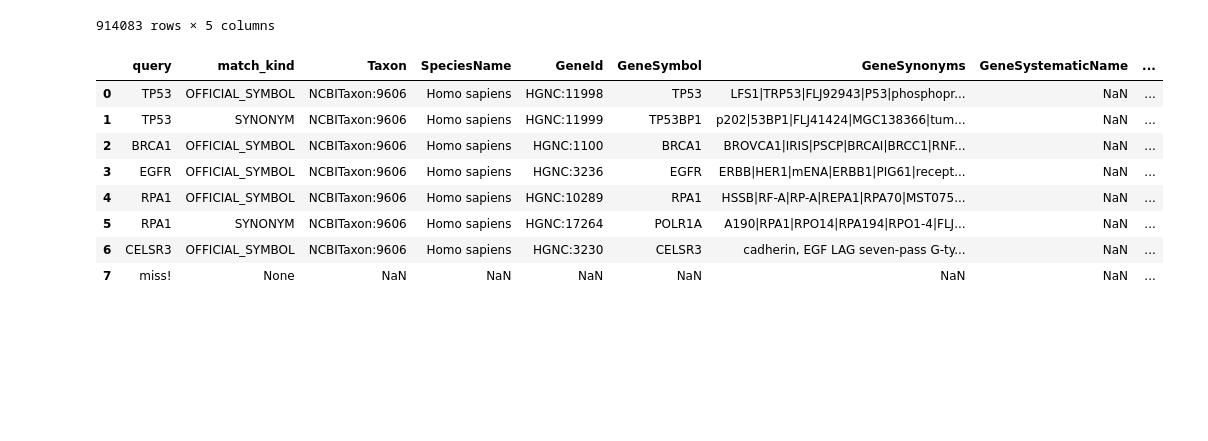
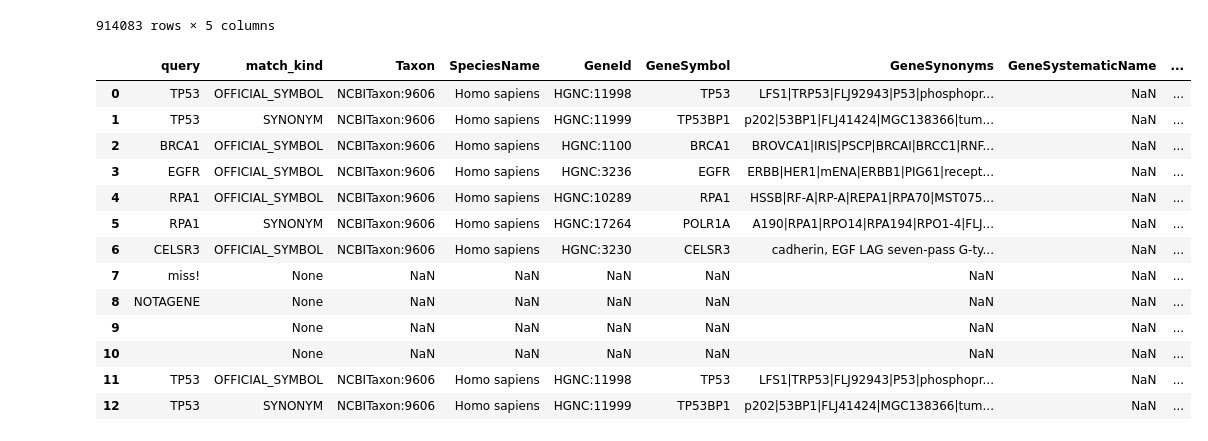
Before and after one commit to limenode/geneharmony, a Jupyter notebook: src/notebook.ipynb, the cells around one changed output. Drawn from its saved outputs; the diff is of its cells as text; code cells hidden in the pictures; blank space fills up the shorter version.

Commit message:
Fix empty alias matching

```diff
--- a/src/notebook.ipynb
+++ b/src/notebook.ipynb
@@ -65,20 +65,31 @@ gene_queries = [
     "EGFR",
     "RPA1",
     "CELSR3",
-    "miss!"
+    "miss!",
+    "NOTAGENE",
+    "",
+    " ",
+    "TP53"
 ]
 
-df = gi.normalize(gene_queries, limit = 10, taxon = "human", case_insensitive = True)
+df = gi.normalize(gene_queries, limit = 10, taxon = "human", case_insensitive = False)
-# %% [output]
-|  | query | match_kind | Taxon | SpeciesName | GeneId | GeneSymbol | GeneSynonyms | GeneSystematicName | ... |
-| 0 | TP53 | OFFICIAL_SYMBOL | NCBITaxon:9606 | Homo sapiens | HGNC:11998 | TP53 | LFS1|TRP53|FLJ92943|P53|phosphopr... | NaN | ... |
-| 1 | TP53 | SYNONYM | NCBITaxon:9606 | Homo sapiens | HGNC:11999 | TP53BP1 | p202|53BP1|FLJ41424|MGC138366|tum... | NaN | ... |
-| 2 | BRCA1 | OFFICIAL_SYMBOL | NCBITaxon:9606 | Homo sapiens | HGNC:1100 | BRCA1 | BROVCA1|IRIS|PSCP|BRCAI|BRCC1|RNF... | NaN | ... |
-| 3 | EGFR | OFFICIAL_SYMBOL | NCBITaxon:9606 | Homo sapiens | HGNC:3236 | EGFR | ERBB|HER1|mENA|ERBB1|PIG61|recept... | NaN | ... |
-| 4 | RPA1 | OFFICIAL_SYMBOL | NCBITaxon:9606 | Homo sapiens | HGNC:10289 | RPA1 | HSSB|RF-A|RP-A|REPA1|RPA70|MST075... | NaN | ... |
-| 5 | RPA1 | SYNONYM | NCBITaxon:9606 | Homo sapiens | HGNC:17264 | POLR1A | A190|RPA1|RPO14|RPA194|RPO1-4|FLJ... | NaN | ... |
-| 6 | CELSR3 | OFFICIAL_SYMBOL | NCBITaxon:9606 | Homo sapiens | HGNC:3230 | CELSR3 | cadherin, EGF LAG seven-pass G-ty... | NaN | ... |
-| 7 | miss! | None | NaN | NaN | NaN | NaN | NaN | NaN | ... |
+# %%
+df
+# %% [output]
+|  | query | match_kind | Taxon | SpeciesName | GeneId | GeneSymbol | GeneSynonyms | GeneSystematicName | ... |
+| 0 | TP53 | OFFICIAL_SYMBOL | NCBITaxon:9606 | Homo sapiens | HGNC:11998 | TP53 | LFS1|TRP53|FLJ92943|P53|phosphopr... | NaN | ... |
+| 1 | TP53 | SYNONYM | NCBITaxon:9606 | Homo sapiens | HGNC:11999 | TP53BP1 | p202|53BP1|FLJ41424|MGC138366|tum... | NaN | ... |
+| 2 | BRCA1 | OFFICIAL_SYMBOL | NCBITaxon:9606 | Homo sapiens | HGNC:1100 | BRCA1 | BROVCA1|IRIS|PSCP|BRCAI|BRCC1|RNF... | NaN | ... |
+| 3 | EGFR | OFFICIAL_SYMBOL | NCBITaxon:9606 | Homo sapiens | HGNC:3236 | EGFR | ERBB|HER1|mENA|ERBB1|PIG61|recept... | NaN | ... |
+| 4 | RPA1 | OFFICIAL_SYMBOL | NCBITaxon:9606 | Homo sapiens | HGNC:10289 | RPA1 | HSSB|RF-A|RP-A|REPA1|RPA70|MST075... | NaN | ... |
+| 5 | RPA1 | SYNONYM | NCBITaxon:9606 | Homo sapiens | HGNC:17264 | POLR1A | A190|RPA1|RPO14|RPA194|RPO1-4|FLJ... | NaN | ... |
+| 6 | CELSR3 | OFFICIAL_SYMBOL | NCBITaxon:9606 | Homo sapiens | HGNC:3230 | CELSR3 | cadherin, EGF LAG seven-pass G-ty... | NaN | ... |
+| 7 | miss! | None | NaN | NaN | NaN | NaN | NaN | NaN | ... |
+| 8 | NOTAGENE | None | NaN | NaN | NaN | NaN | NaN | NaN | ... |
+| 9 |  | None | NaN | NaN | NaN | NaN | NaN | NaN | ... |
+| 10 |  | None | NaN | NaN | NaN | NaN | NaN | NaN | ... |
+| 11 | TP53 | OFFICIAL_SYMBOL | NCBITaxon:9606 | Homo sapiens | HGNC:11998 | TP53 | LFS1|TRP53|FLJ92943|P53|phosphopr... | NaN | ... |
+| 12 | TP53 | SYNONYM | NCBITaxon:9606 | Homo sapiens | HGNC:11999 | TP53BP1 | p202|53BP1|FLJ41424|MGC138366|tum... | NaN | ... |
 # %%
 await c.aclose()
 await dl.aclose()
```
Also changed, not shown: parts of 1 cell of this notebook, 1 other file.
